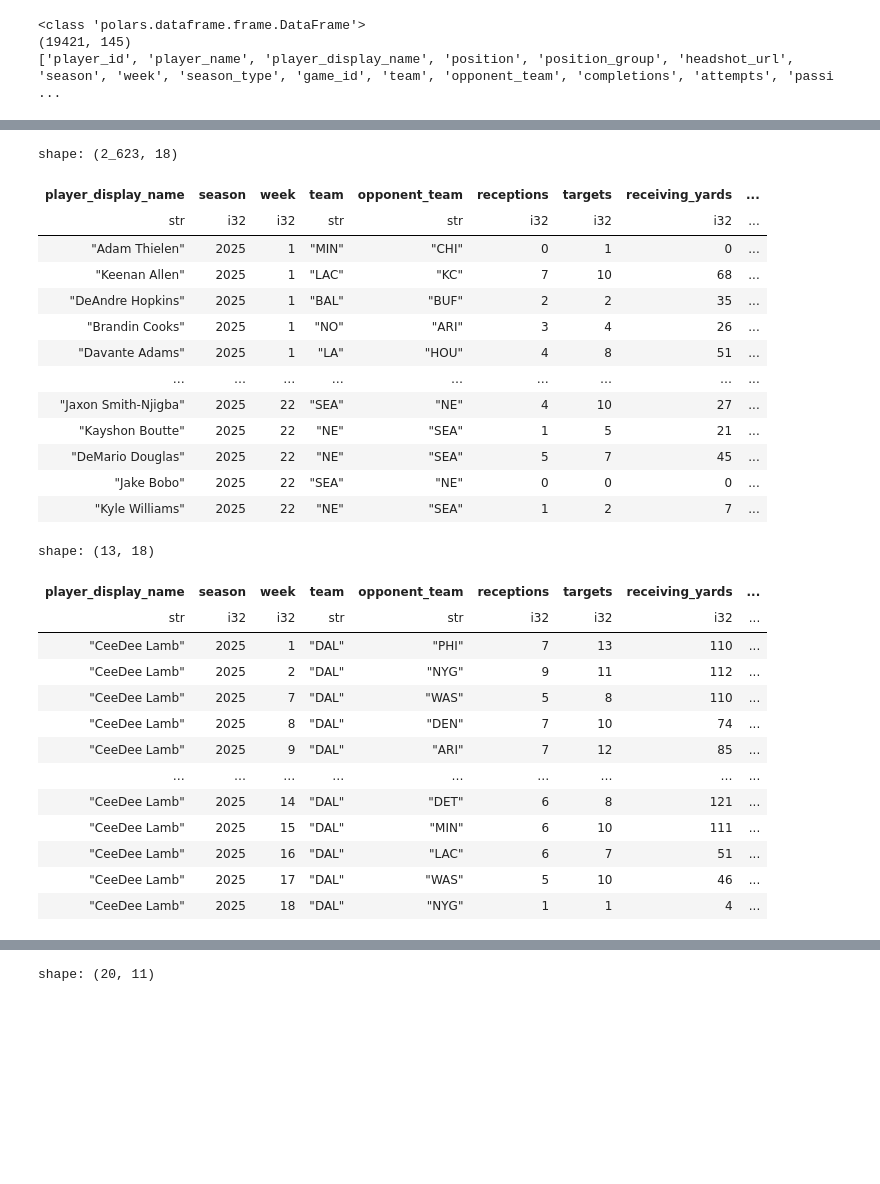
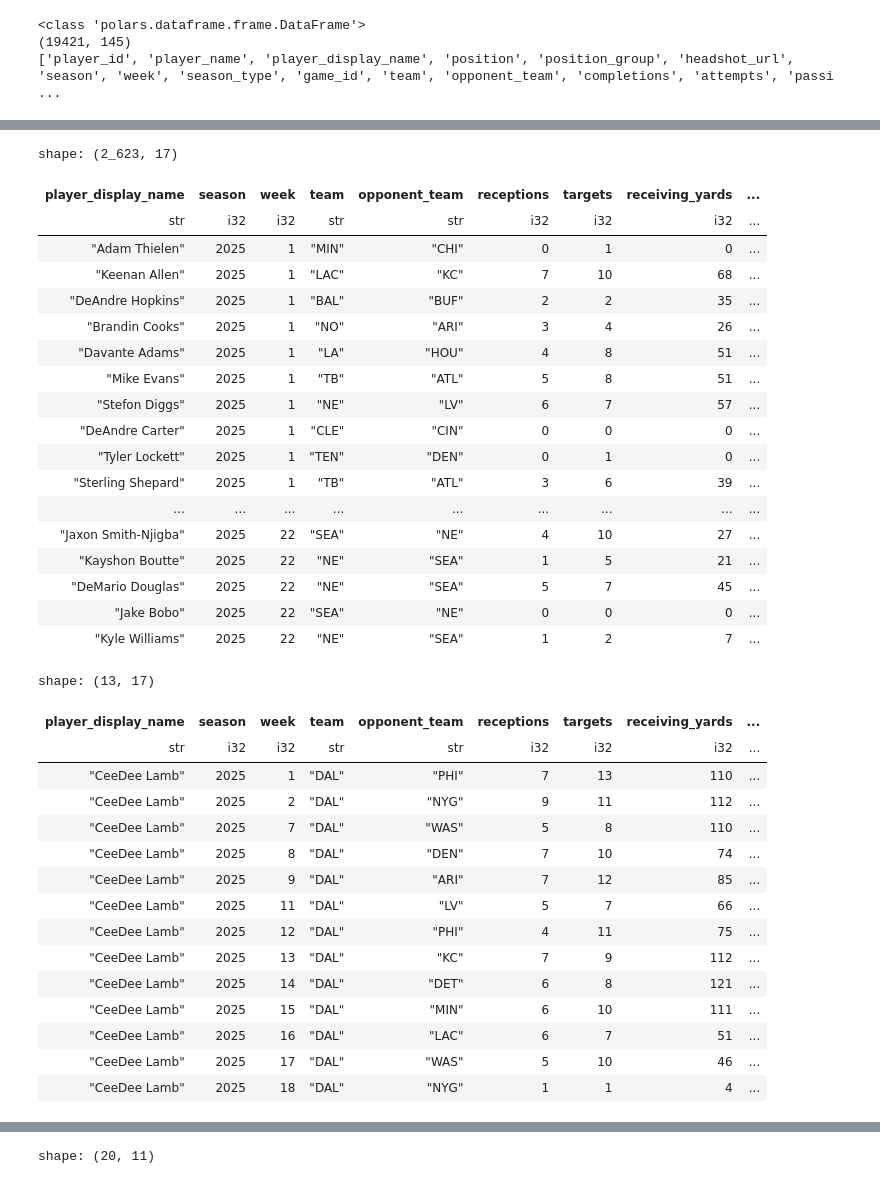
Before and after one commit to samarthsarda9/fantasy-football-project, a Jupyter notebook: notebooks/01_explore_data.ipynb, the cells around one changed output, grey strips where cells are left out. Saved outputs shown, nothing was run; the diff lists cells and outputs as text; code cells hidden in the pictures; blank space fills up the shorter version.

```diff
--- a/notebooks/01_explore_data.ipynb
+++ b/notebooks/01_explore_data.ipynb
@@ -49,36 +49,40 @@ shape: (2_623, 145)
 # %%
 receiving_stats = receivers.select([
     "player_display_name",
     "season",
     "week",
     "team",
     "opponent_team",
     "receptions",
     "targets",
     "receiving_yards",
     "receiving_tds",
-    "receiving_air_yards",
-    "receiving_yards_after_catch",
-    "receiving_first_downs",
-    "receiving_fumbles",
     "receiving_fumbles_lost",
+    "receiving_2pt_conversions",
+    "special_teams_tds",
     "rushing_yards",
     "rushing_tds",
     "rushing_fumbles_lost",
+    "rushing_2pt_conversions",
     "fantasy_points_ppr",
 ])
 
 receiving_stats
 # %% [output]
-shape: (2_623, 18)
+shape: (2_623, 17)
 | player_display_name | season | week | team | opponent_team | receptions | targets | receiving_yards | ... |
 | str | i32 | i32 | str | str | i32 | i32 | i32 | ... |
 | "Adam Thielen" | 2025 | 1 | "MIN" | "CHI" | 0 | 1 | 0 | ... |
 | "Keenan Allen" | 2025 | 1 | "LAC" | "KC" | 7 | 10 | 68 | ... |
 | "DeAndre Hopkins" | 2025 | 1 | "BAL" | "BUF" | 2 | 2 | 35 | ... |
 | "Brandin Cooks" | 2025 | 1 | "NO" | "ARI" | 3 | 4 | 26 | ... |
 | "Davante Adams" | 2025 | 1 | "LA" | "HOU" | 4 | 8 | 51 | ... |
-| … | … | … | … | … | … | … | … | ... |
+| "Mike Evans" | 2025 | 1 | "TB" | "ATL" | 5 | 8 | 51 | ... |
+| "Stefon Diggs" | 2025 | 1 | "NE" | "LV" | 6 | 7 | 57 | ... |
+| "DeAndre Carter" | 2025 | 1 | "CLE" | "CIN" | 0 | 0 | 0 | ... |
+| "Tyler Lockett" | 2025 | 1 | "TEN" | "DEN" | 0 | 1 | 0 | ... |
+| "Sterling Shepard" | 2025 | 1 | "TB" | "ATL" | 3 | 6 | 39 | ... |
+| ... | ... | ... | ... | ... | ... | ... | ... | ... |
 | "Jaxon Smith-Njigba" | 2025 | 22 | "SEA" | "NE" | 4 | 10 | 27 | ... |
 | "Kayshon Boutte" | 2025 | 22 | "NE" | "SEA" | 1 | 5 | 21 | ... |
 | "DeMario Douglas" | 2025 | 22 | "NE" | "SEA" | 5 | 7 | 45 | ... |
@@ -88,7 +92,7 @@ shape: (2_623, 18)
 lamb = receiving_stats.filter((pl.col('player_display_name') == 'CeeDee Lamb'))
 lamb
 # %% [output]
-shape: (13, 18)
+shape: (13, 17)
 | player_display_name | season | week | team | opponent_team | receptions | targets | receiving_yards | ... |
 | str | i32 | i32 | str | str | i32 | i32 | i32 | ... |
 | "CeeDee Lamb" | 2025 | 1 | "DAL" | "PHI" | 7 | 13 | 110 | ... |
@@ -96,7 +100,9 @@ shape: (13, 18)
 | "CeeDee Lamb" | 2025 | 7 | "DAL" | "WAS" | 5 | 8 | 110 | ... |
 | "CeeDee Lamb" | 2025 | 8 | "DAL" | "DEN" | 7 | 10 | 74 | ... |
 | "CeeDee Lamb" | 2025 | 9 | "DAL" | "ARI" | 7 | 12 | 85 | ... |
-| … | … | … | … | … | … | … | … | ... |
+| "CeeDee Lamb" | 2025 | 11 | "DAL" | "LV" | 5 | 7 | 66 | ... |
+| "CeeDee Lamb" | 2025 | 12 | "DAL" | "PHI" | 4 | 11 | 75 | ... |
+| "CeeDee Lamb" | 2025 | 13 | "DAL" | "KC" | 7 | 9 | 112 | ... |
 | "CeeDee Lamb" | 2025 | 14 | "DAL" | "DET" | 6 | 8 | 121 | ... |
 | "CeeDee Lamb" | 2025 | 15 | "DAL" | "MIN" | 6 | 10 | 111 | ... |
 | "CeeDee Lamb" | 2025 | 16 | "DAL" | "LAC" | 6 | 7 | 51 | ... |
```
Also changed, not shown: parts of 12 cells of this notebook, 1 other file.
